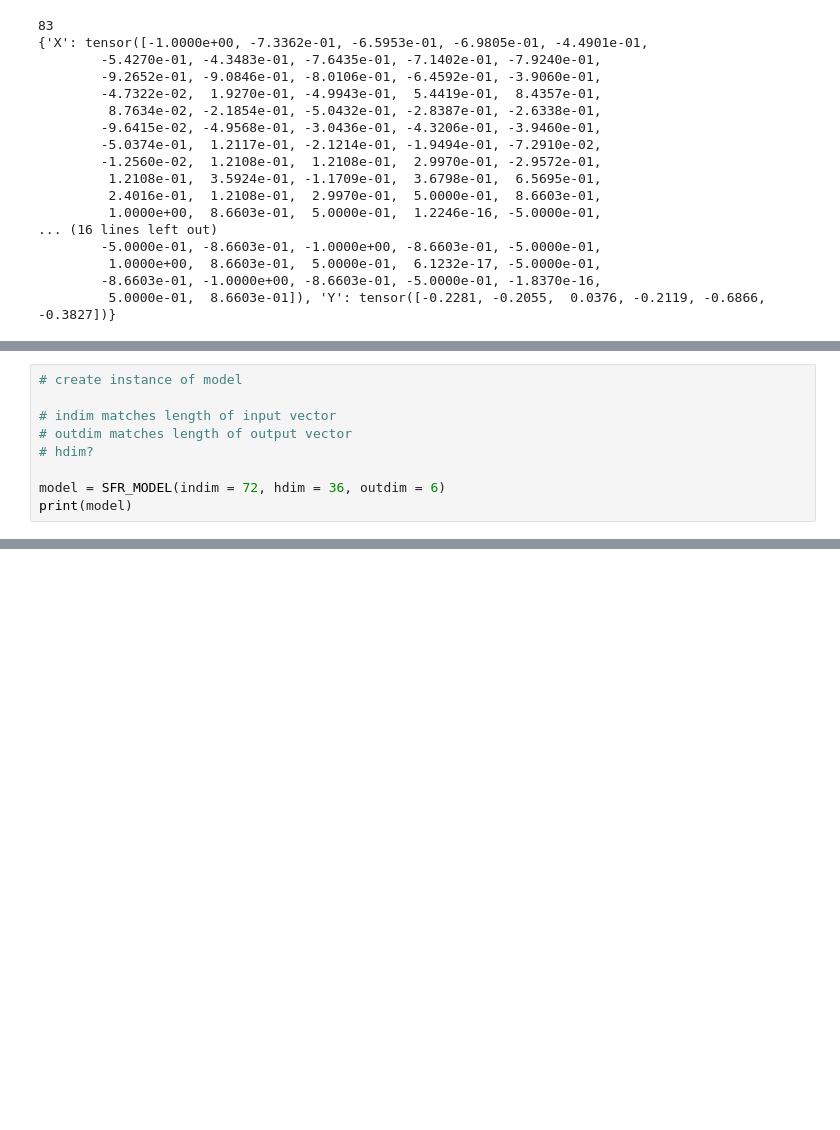
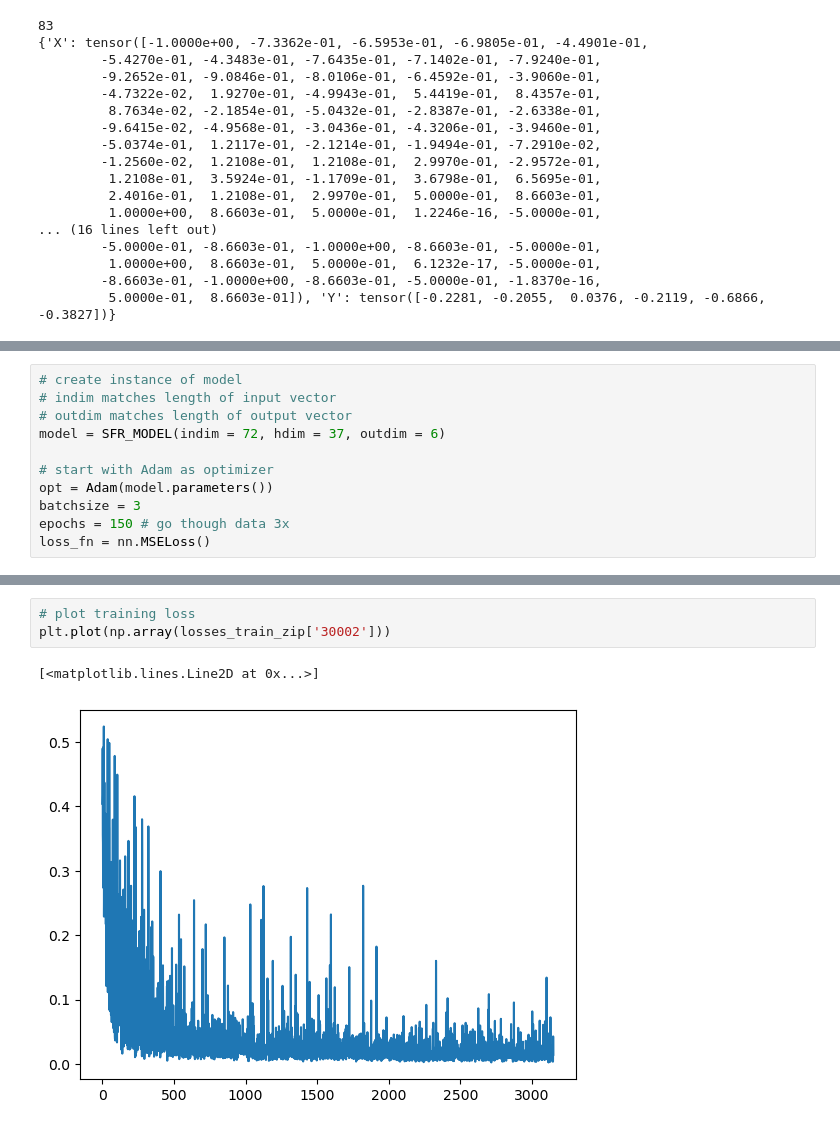
Before and after one commit to eihwood/Haystacks.AI-7, a Jupyter notebook: src/MLP_byzip.ipynb, the cells around one changed output, grey strips where cells are left out. Cells and saved outputs as stored; diff of their text form; blank space fills up the shorter version.

```diff
--- a/src/MLP_byzip.ipynb
+++ b/src/MLP_byzip.ipynb
@@ -225,10 +208,12 @@ class SFR_MODEL(nn.Module):
         return self.layers(x)
 # %%
 # create instance of model
-
 # indim matches length of input vector
 # outdim matches length of output vector
-# hdim?
+model = SFR_MODEL(indim = 72, hdim = 37, outdim = 6)
 
-model = SFR_MODEL(indim = 72, hdim = 36, outdim = 6)
-print(model)
+# start with Adam as optimizer
+opt = Adam(model.parameters())
+batchsize = 3
+epochs = 150 # go though data 3x
+loss_fn = nn.MSELoss()
@@ -244,0 +306,6 @@ SFR_MODEL(
+# %%
+# plot training loss
+plt.plot(np.array(losses_train_zip['30002']))
+# %% [output]
+[<matplotlib.lines.Line2D at 0x...>]
+[figure, added]
```
Also changed, not shown: parts of 26 cells of this notebook.
